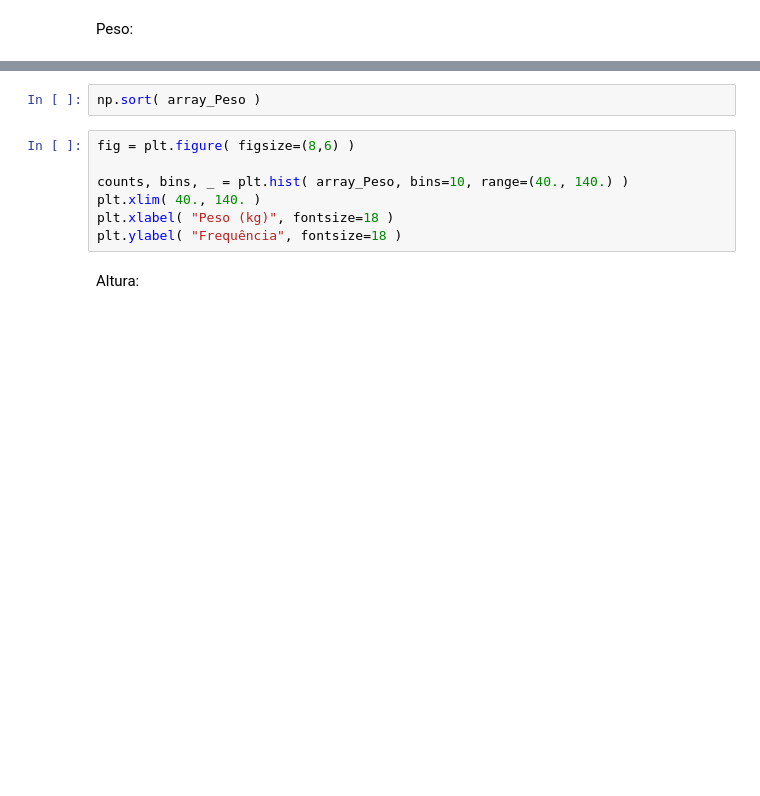
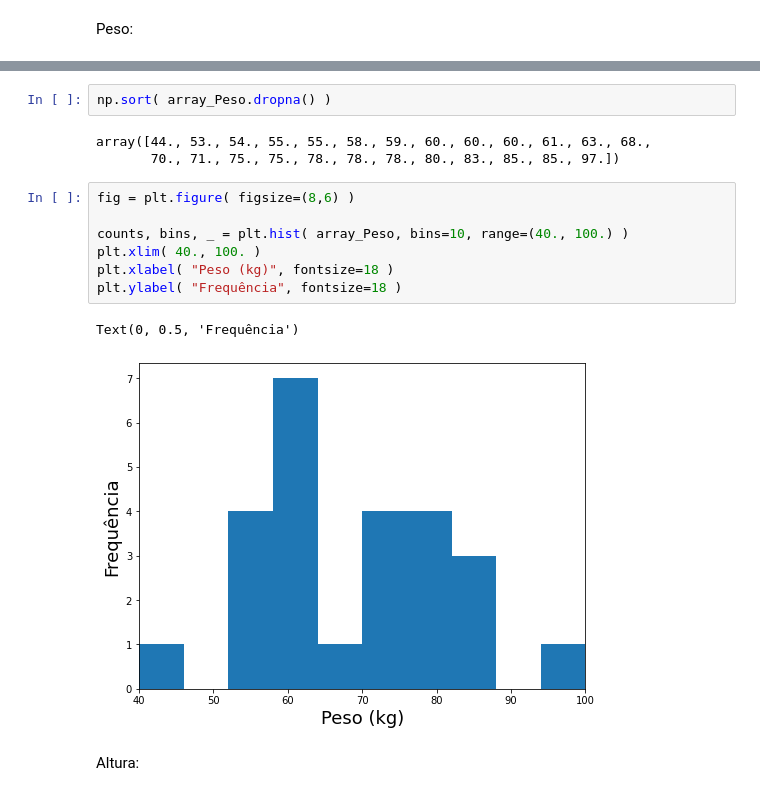
Before and after one commit to elizamelo/FisicaGeral, a Jupyter notebook: Aula01_Dados_da_Turma_2023.ipynb, the cells around one changed output, grey strips where cells are left out. Cells and saved outputs as stored; diff of their text form; blank space fills up the shorter version.

```diff
--- a/Aula01_Dados_da_Turma_2023.ipynb
+++ b/Aula01_Dados_da_Turma_2023.ipynb
@@ -85,12 +146,18 @@ np.mean( array_Peso )
 # %%
-np.sort( array_Peso )
+np.sort( array_Peso.dropna() )
+# %% [output]
+array([44., 53., 54., 55., 55., 58., 59., 60., 60., 60., 61., 63., 68.,
+       70., 71., 75., 75., 78., 78., 78., 80., 83., 85., 85., 97.])
 # %%
 fig = plt.figure( figsize=(8,6) )
 
-counts, bins, _ = plt.hist( array_Peso, bins=10, range=(40., 140.) )
-plt.xlim( 40., 140. )
+counts, bins, _ = plt.hist( array_Peso, bins=10, range=(40., 100.) )
+plt.xlim( 40., 100. )
 plt.xlabel( "Peso (kg)", fontsize=18 )
 plt.ylabel( "Frequência", fontsize=18 )
+# %% [output]
+Text(0, 0.5, 'Frequência')
+[figure, added]
 # %% [markdown]
 Altura:
 # %%
```
Also changed, not shown: parts of 43 cells of this notebook.
